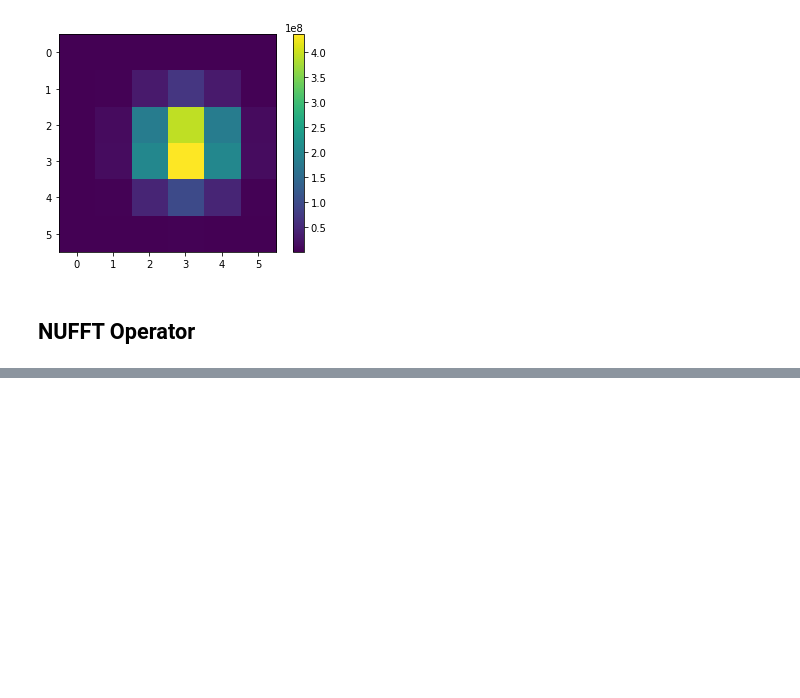
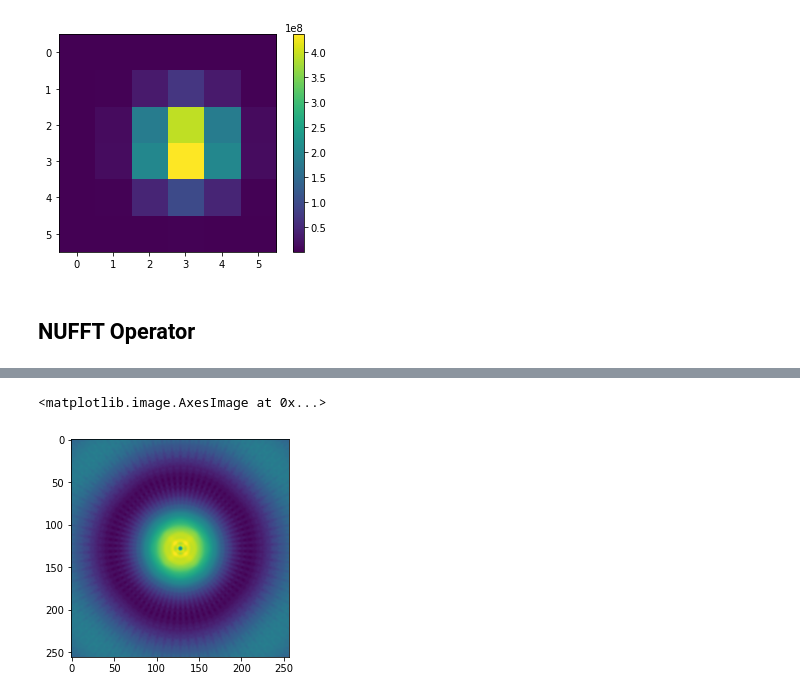
Before and after one commit to astro-informatics/LeIA, a Jupyter notebook: notebooks/nufft2.ipynb, the cells around one changed output, grey strips where cells are left out. Saved outputs shown, nothing was run; the diff lists cells and outputs as text; code cells hidden in the pictures; blank space fills up the shorter version.

```diff
--- a/notebooks/nufft2.ipynb
+++ b/notebooks/nufft2.ipynb
@@ -365,0 +330,5 @@ grad_model.compile(optimizer='adam', loss= tf.keras.losses.MSE)
+# %%
+op = TF_nufft()
+op.plan(uv, Nd, Kd, Jd)
+# %%
+x_tf = op.adjoint(y_tf)
@@ -365,0 +341,32 @@ grad_model.compile(optimizer='adam', loss= tf.keras.losses.MSE)
+# %%
+class Gradient(tf.keras.layers.Layer):
+    def __init__(self, m_op, shape_x, shape_y, depth):
+        self.m_op = m_op
+        self.input_spec = [
+            tf.keras.layers.InputSpec(
+                dtype=tf.float32,
+                shape=shape_x
+            ),
+            tf.keras.layers.InputSpec(
+                dtype=tf.complex64,
+                shape=shape_y
+            )
+        ]
+        self.depth = depth +1
+        self.trainable=False
+
+
+    def __call__(self, x, y):
+        x = tf.cast(x, tf.complex64)
+        m = self.m_op.forward(x)
+        size = y.shape[1]
+        res = m -  y
+        grad = self.m_op.adjoint( res )
+        return tf.cast(grad, tf.float32)
+# %%
+g = Gradient(op, [None, 256,256], [None, 4440], 0)
+# %%
+plt.imshow(g(x_tf[None, :,:], y_tf[None, :]).numpy().real)
+# %% [output]
+<matplotlib.image.AxesImage at 0x...>
+[figure, added]
```
Also changed, not shown: parts of 135 cells of this notebook, 7 other files.
